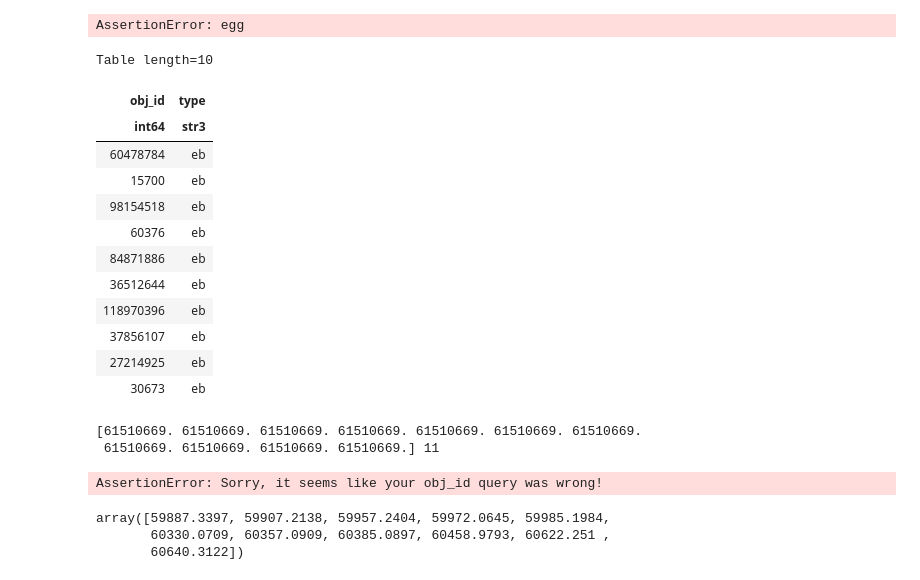
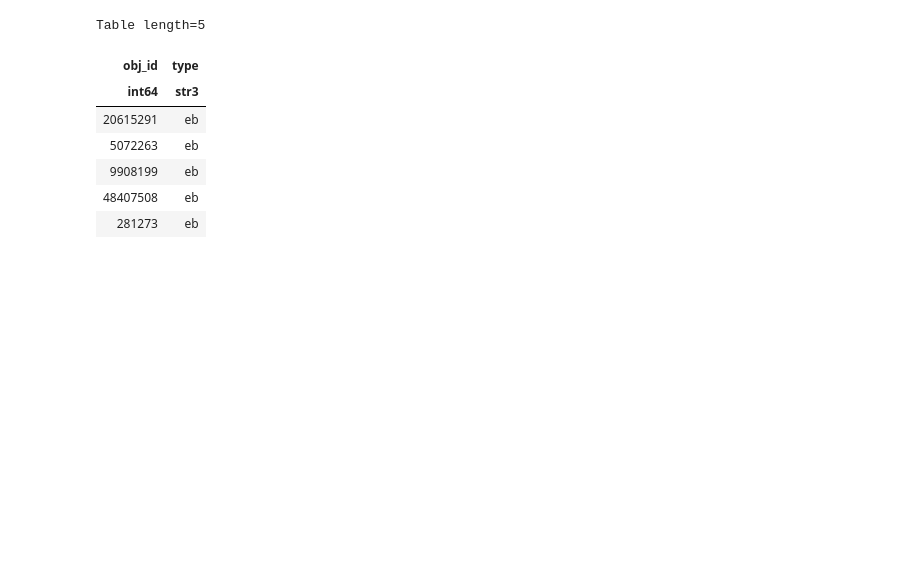
Before and after one commit to AndyTza/periodos, a Jupyter notebook: notebooks/LightCurve Fitting.ipynb, the cells around one changed output. Saved outputs shown, nothing was run; the diff lists cells and outputs as text; code cells hidden in the pictures; blank space fills up the shorter version.

```diff
--- a/notebooks/LightCurve Fitting.ipynb
+++ b/notebooks/LightCurve Fitting.ipynb
@@ -75,9 +82,4 @@ meta_theta_RRL = ascii.read(data_path + 'plasticc_modelpar/' + 'plasticc_modelpa
 toi_table = generate_toi_table(data, meta_info, meta_theta_EB, meta_theta_RRL)
 
 # Helper functions to read and digest plasticc data
-# %%
-x = 0
-assert x>0, ("egg")
-# %% [output]
-AssertionError: egg
 # %%
@@ -283,30 +300,13 @@ def generate_tags(kmax):
 
     return master_names
 # %%
-draw_rand_trans(toi_table, N=10, class_type='eb')
+draw_rand_trans(toi_table, N=5, class_type='eb')
 # %% [output]
-Table length=10
+Table length=5
 | obj_id | type |
 | int64 | str3 |
-| 60478784 | eb |
-| 15700 | eb |
-| 98154518 | eb |
-| 60376 | eb |
-| 84871886 | eb |
-| 36512644 | eb |
-| 118970396 | eb |
-| 37856107 | eb |
-| 27214925 | eb |
-| 30673 | eb |
+| 20615291 | eb |
+| 5072263 | eb |
+| 9908199 | eb |
+| 48407508 | eb |
+| 281273 | eb |
-# %%
-lc = generate_lc(61510669, band='all')
-# %% [output]
-[61510669. 61510669. 61510669. 61510669. 61510669. 61510669. 61510669.
- 61510669. 61510669. 61510669. 61510669.] 11
-AssertionError: Sorry, it seems like your obj_id query was wrong!
-# %%
-lc[0]
-# %% [output]
-array([59887.3397, 59907.2138, 59957.2404, 59972.0645, 59985.1984,
-       60330.0709, 60357.0909, 60385.0897, 60458.9793, 60622.251 ,
-       60640.3122])
```
Also changed, not shown: parts of 18 cells of this notebook, 2 other files.
